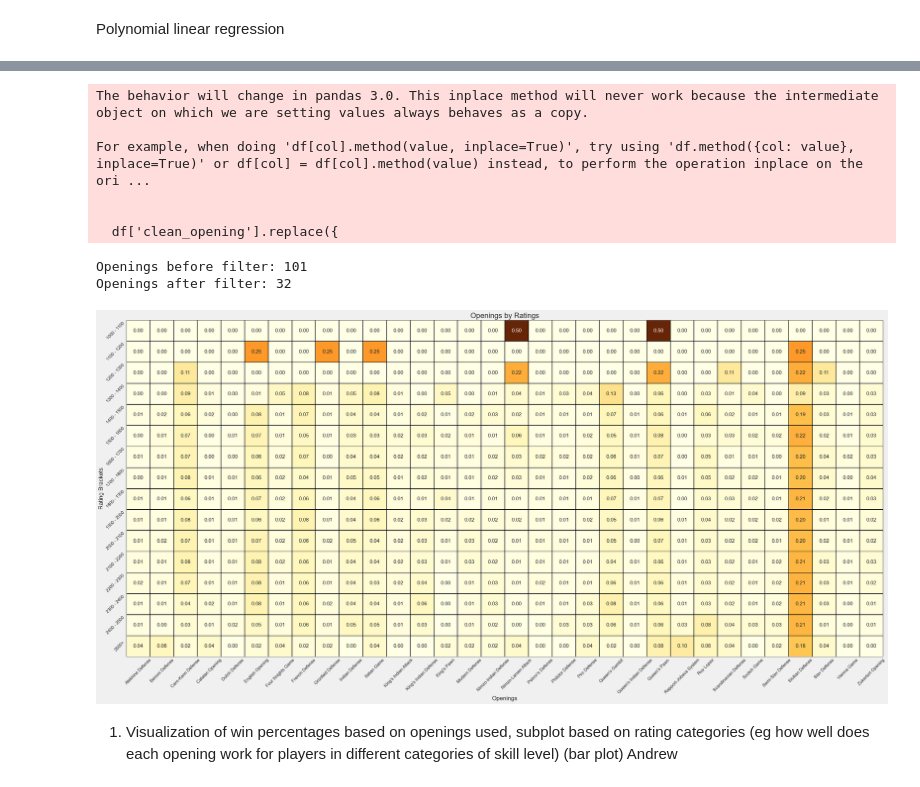
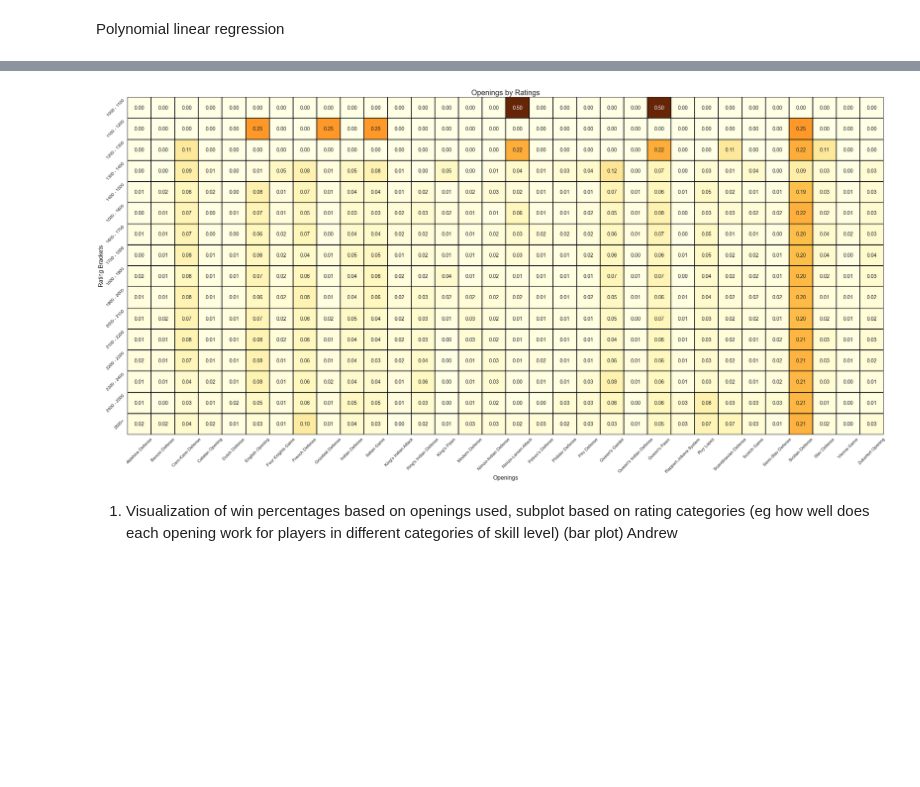
Before and after one commit to a-fielding81/ChessAnalysis, a Jupyter notebook: ChessDataPlan.ipynb, the cells around one changed output, grey strips where cells are left out. Saved outputs shown, nothing was run; the diff lists cells and outputs as text; code cells hidden in the pictures; blank space fills up the shorter version.

```diff
--- a/ChessDataPlan.ipynb
+++ b/ChessDataPlan.ipynb
@@ -227,7 +227,7 @@ As for the ML Plan, we plan to use logarithmic regression as a binary classifier
 # %% [markdown]
 Polynomial linear regression
 # %%
-df = pd.read_csv("/Users/sandeep/Downloads/NeuSpring/Ds3000/DsProject/lichess_games_data.csv")
+df = pd.read_csv("/Users/andrewfielding/Desktop/DS3000/DsProject/lichess_games_data.csv")
 df.head(5)
 # %% [output]
 |  | game_id | white_player | white_rating | black_player | black_rating | opening | winner | move_count | ... |
@@ -250,7 +250,7 @@ def categorize_rating(rating):
         lower += step
     return f"{upper-step}+"
 
-df['rating_cat'] = df['average_rating'].apply(categorize_rating)
+df['rating_cat'] = df['avg_rating'].apply(categorize_rating)
 
 # clean openings
 def clean_opening(name):
@@ -265,42 +265,34 @@ df['clean_opening'].replace({
     "King's Pawn Game": "King's Pawn",
     "Queen's Pawn Game": "Queen's Pawn",
     "Ware Defense": "Ware Opening"
 }, inplace=True)
 
 # filter less than 100 games
 filtered_df = df.groupby("clean_opening").filter(lambda g: len(g) >= 100)
 
 # pivot table creation
 pivot = filtered_df.groupby(["rating_cat", "clean_opening"]).size().unstack().fillna(0)
 
 if pivot.empty:
     print("No datainfo")
 else:
     # heatmap plot
     plt.figure(figsize=(30, 15))
     sns.heatmap(
         pivot.apply(lambda row: row / row.sum() if row.sum() != 0 else row, axis=1),
         cmap='YlOrBr', annot=True, linewidths=0.005, linecolor='black',
         annot_kws={"fontsize": 14}, fmt='.2f', cbar=False
     )
 
     plt.title('Openings by Ratings', fontsize=20)
     plt.xlabel("Openings", fontsize=16)
     plt.ylabel("Rating Brackets", fontsize=16)
     plt.xticks(fontsize=12, rotation=45)
     plt.yticks(fontsize=12, rotation=45)
     plt.tight_layout()
     plt.show()
 # %% [output]
-The behavior will change in pandas 3.0. This inplace method will never work because the intermediate object on which we are setting values always behaves as a copy.
-
-For example, when doing 'df[col].method(value, inplace=True)', try using 'df.method({col: value}, inplace=True)' or df[col] = df[col].method(value) instead, to perform the operation inplace on the ori ...
-
-
-  df['clean_opening'].replace({
-Openings before filter: 101
-Openings after filter: 32
-[figure, old version]
+[figure, new version]
 # %% [markdown]
 1. Visualization of win percentages based on openings used, subplot based on rating categories (eg how well does each opening work for players in different categories of skill level) (bar plot) Andrew
 # %%
```
Also changed, not shown: parts of 6 cells of this notebook.
